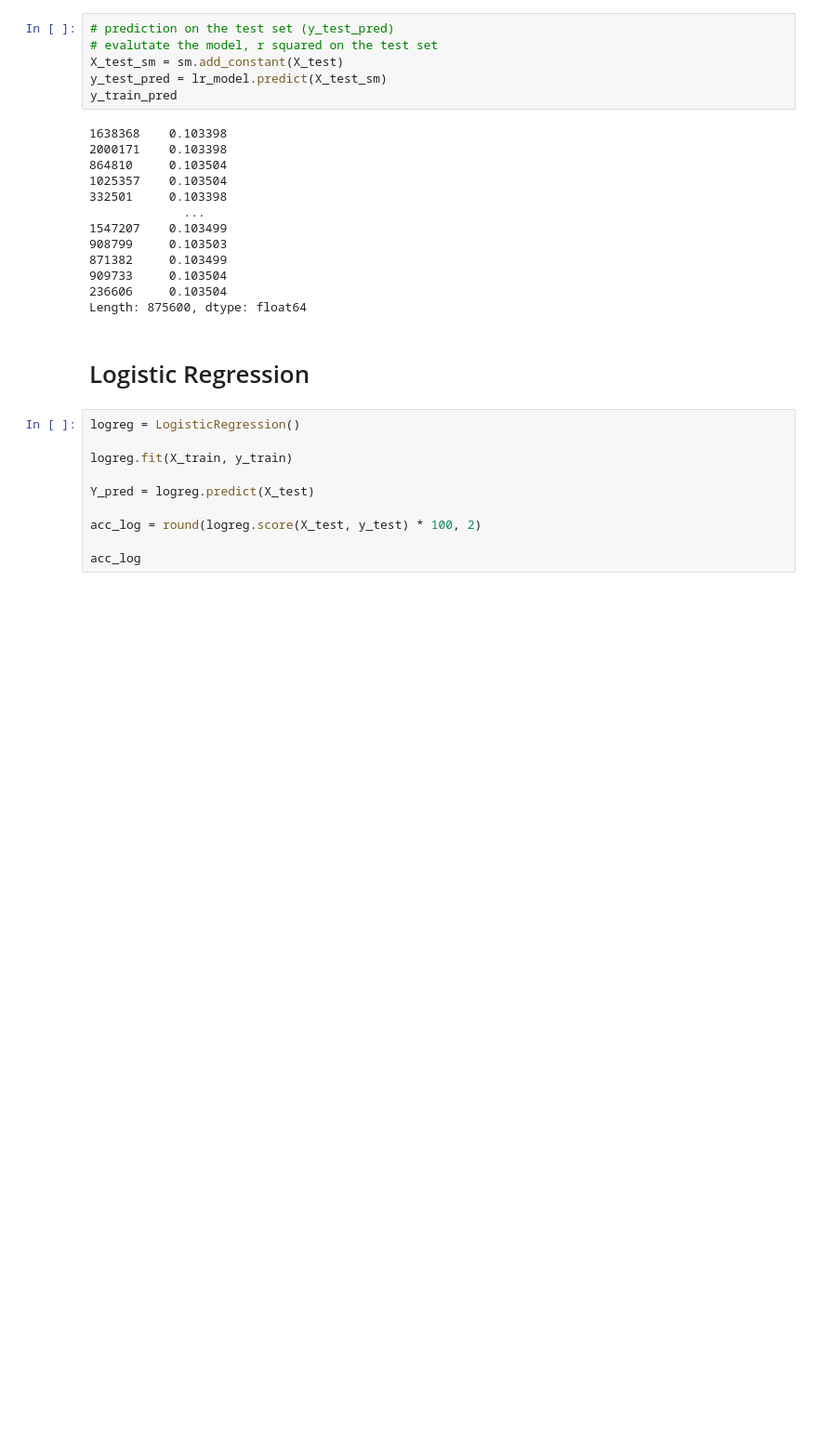
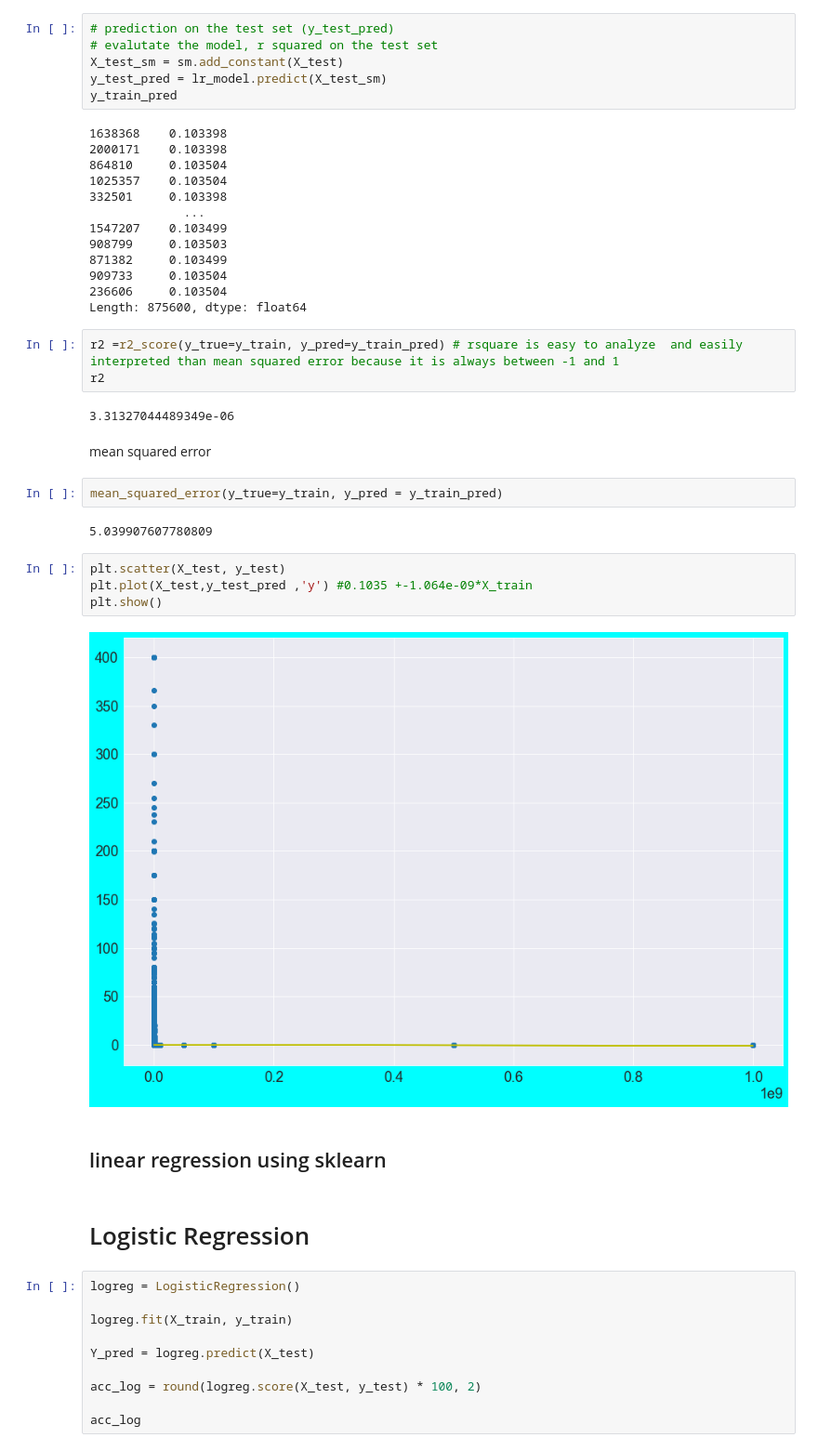
Before and after one commit to emojiworld777/google-playstore, a Jupyter notebook: edasatvik-checkpoint.ipynb, the cells around one changed output. Shown at 93% size. Saved outputs shown, nothing was run; the diff lists cells and outputs as text; blank space fills up the shorter version.

```diff
--- a/edasatvik-checkpoint.ipynb
+++ b/edasatvik-checkpoint.ipynb
@@ -1043,6 +1049,25 @@ y_train_pred
 909733     0.103504
 236606     0.103504
 Length: 875600, dtype: float64
+# %%
+r2 =r2_score(y_true=y_train, y_pred=y_train_pred) # rsquare is easy to analyze  and easily interpreted than mean squared error because it is always between -1 and 1
+r2
+# %% [output]
+3.31327044489349e-06
+# %% [markdown]
+mean squared error
+# %%
+mean_squared_error(y_true=y_train, y_pred = y_train_pred)
+# %% [output]
+5.039907607780809
+# %%
+plt.scatter(X_test, y_test)
+plt.plot(X_test,y_test_pred ,'y') #0.1035 +-1.064e-09*X_train
+plt.show()
+# %% [output]
+[figure, added]
+# %% [markdown]
+## linear regression using sklearn
 # %% [markdown]
 # Logistic Regression
 # %%
```
Also changed, not shown: parts of 5 cells of this notebook.
